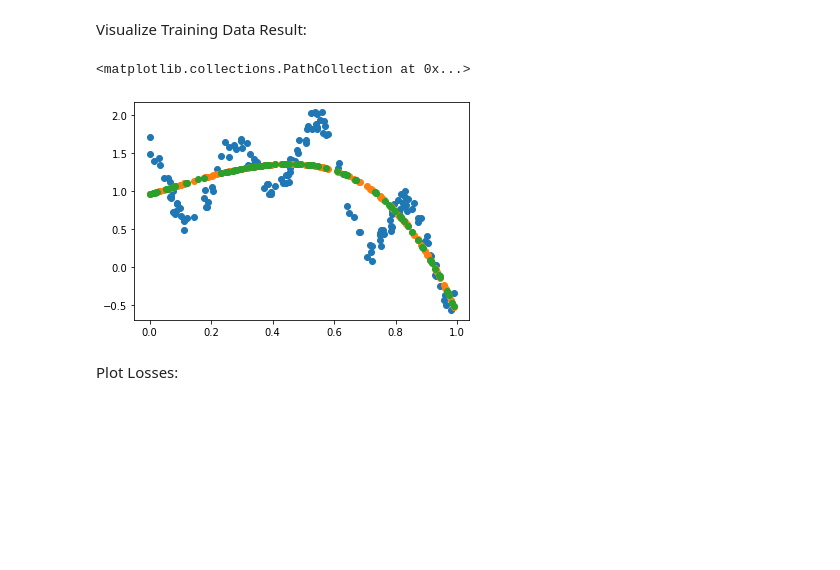
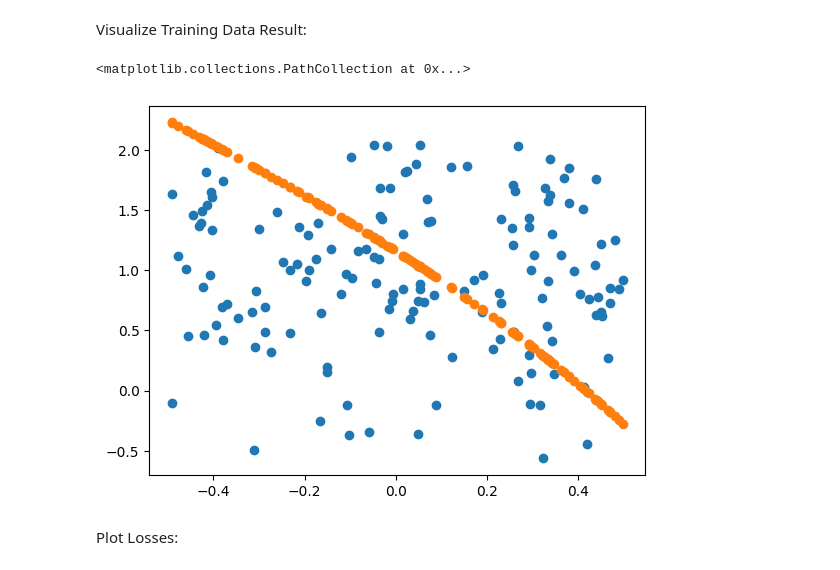
Before and after one commit to imthelizardking/cmp712-homeworks, a Jupyter notebook: hw1/hw1_n22133132_yusufcagri_ogut_.ipynb, the cells around one changed output. Saved outputs shown, nothing was run; the diff lists cells and outputs as text; code cells hidden in the pictures; blank space fills up the shorter version.

```diff
--- a/hw1/hw1_n22133132_yusufcagri_ogut_.ipynb
+++ b/hw1/hw1_n22133132_yusufcagri_ogut_.ipynb
@@ -28,10 +28,10 @@ sTrainAdd = "/content/gdrive/MyDrive/cmp712/hw1/train.csv" # address of train.cs
 sTestAdd  = "/content/gdrive/MyDrive/cmp712/hw1/test.csv" # address of test.csv on gdriveg
 data = read_csv(sTrainAdd) # read train.csv
 X = data['x'] # assign dataset argument into X
-vIdx = sorted(range(len(X)), key=lambda k: X[k])
-X = X[vIdx]
-min_x = min(X)
-X = X - min_x
+#vIdx = sorted(range(len(X)), key=lambda k: X[k])
+#X = X[vIdx]
+#min_x = min(X)
+#X = X - min_x
 #X.sort_values(ascending=True)
 T = data['t'] # assign dataset value into T
 T = T[vIdx]
@@ -39,10 +39,10 @@ TRAIN_DATASET_LENGTH = len(X) # get length of dataset
 
 data_test = read_csv(sTestAdd) # read train.csv
 X_test = data_test['x']
-vIdx_test = sorted(range(len(X_test)), key=lambda k: X_test[k])
-X_test = X_test[vIdx_test]
-min_x_test = min(X_test)
-X_test = X_test - min_x_test
+#vIdx_test = sorted(range(len(X_test)), key=lambda k: X_test[k])
+#X_test = X_test[vIdx_test]
+#min_x_test = min(X_test)
+#X_test = X_test - min_x_test
 #X_test.sort_values(ascending=True)
 T_test = data_test['t'] # assign dataset value into T
 T_test = T_test[vIdx_test]
@@ -111,15 +111,35 @@ def trainer(X, T, nLearningRate, nPolyOrder, nLossLim, nIterLim, nReg):
         print("progress:", nIter/nIterLim*100, "Training Loss=", nLoss_training)
         print("progress:", nIter/nIterLim*100, "Test Loss=", nLoss_test)
   return vPolyParams, vLoss_training, vLoss_test
+# %%
+def trainer_v2(X, T, nLearningRate, nPolyOrder, nLossLim, nIterLim, nReg):
+  vLoss_training = np.zeros(nIterLim)
+  vLoss_test = np.zeros(nIterLim)
+  vPolyParams = np.zeros(nPolyOrder + 1) # Polynomial constants stored in np array
+  vLossPartialDerivs = np.zeros(nPolyOrder + 1) # Partial derivatives of loss function stored in np array
+  nIter = 0 # Iteration counter
+  nLoss_training = 999999 # Used for exit condition of minimum loss, initially set to a large number
+  nLoss_test = 0
+  while (nIter<nIterLim): # train until loss decreases to a certain value or number of iterations reached
+    for idx in range(TRAIN_DATASET_LENGTH):
+      T_Pred = calcPoly(X[idx], vPolyParams) # calculate predictor's values
+      nLoss_training = calcLoss(T[idx], T_Pred, vPolyParams, nReg) # calculate loss
+      # save loss in ITERxDATALENGTH matrix
+      for i in range(0, nPolyOrder+1): # calculate derivatives and update parameters
+        vLossPartialDerivs[i] = calcLossPartialDeriv(T_Pred, nPolyOrder-i) # calculate partial derivatives
+        vPolyParams = vPolyParams - nLearningRate * vLossPartialDerivs
+    nIter = nIter + 1
+    return vPolyParams, vLoss_training
 # %% [markdown]
 Trainer wrapper:
 # %%
 # Hyperparam.s:
-LEARNING_RATE = 0.1
+LEARNING_RATE = 0.01
 REGULARIZATION = 0 #0.2
 POLY_ORDER = 8
 LIM_LOSS = 0.000001
-LIM_ITER = 50000
-vPolyParams, vLoss_training, vLoss_test = trainer(X, T, LEARNING_RATE, POLY_ORDER, LIM_LOSS, LIM_ITER, REGULARIZATION)
+LIM_ITER = 1000000000
+#vPolyParams, vLoss_training, vLoss_test = trainer(X, T, LEARNING_RATE, POLY_ORDER, LIM_LOSS, LIM_ITER, REGULARIZATION)
+vPolyParams, vLoss_training = trainer_v2(X, T, LEARNING_RATE, POLY_ORDER, LIM_LOSS, LIM_ITER, REGULARIZATION)
 print(vPolyParams)
 # %% [output]
@@ -145,12 +150,12 @@ Visualize Training Data Result:
 # %%
 T_Pred = calcPoly(X, vPolyParams)
 T_Pred_test = calcPoly(X_test, vPolyParams)
 plt.scatter(X, T)
 plt.scatter(X, T_Pred)
-plt.scatter(X_test, T_Pred_test)
+#plt.scatter(X_test, T_Pred_test)
 # %% [output]
 <matplotlib.collections.PathCollection at 0x...>
-[figure, old version]
+[figure, new version]
 # %% [markdown]
 Plot Losses:
 # %%
```
Also changed, not shown: parts of 2 cells of this notebook.
